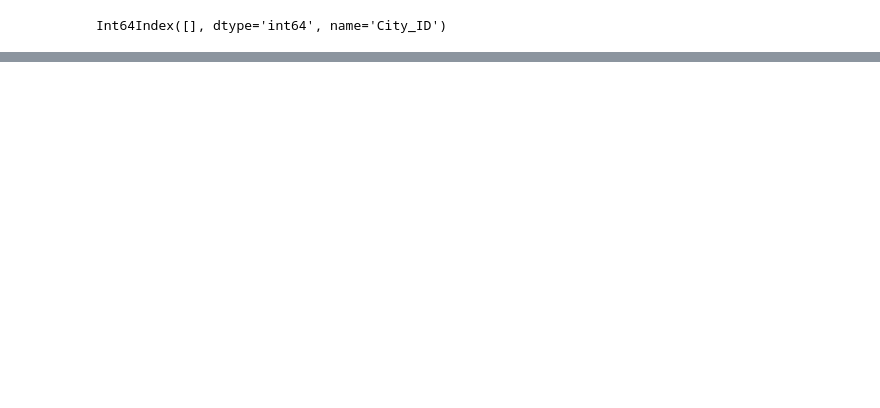
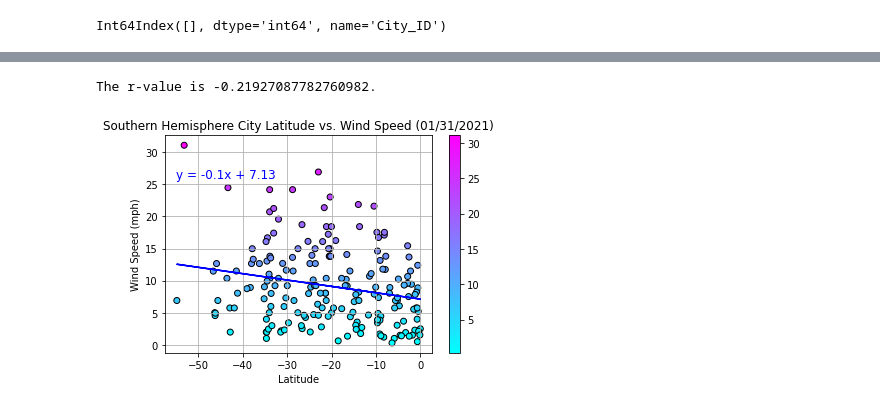
Before and after one commit to kylagelev/python-api-challenge, a Jupyter notebook: WeatherPy/WeatherPy.ipynb, the cells around one changed output, grey strips where cells are left out. Cells and saved outputs as stored; diff of their text form; code cells hidden in the pictures; blank space fills up the shorter version.

```diff
--- a/WeatherPy/WeatherPy.ipynb
+++ b/WeatherPy/WeatherPy.ipynb
@@ -606,0 +560,28 @@ The r-value is 0.0028923827427760423.
+# %%
+#Southern Wind Speed vs Latitude Linear Regression
+x = south_data['Lat']
+y = south_data['Wind_Speed']
+t = y
+south_lat_wind_speed_plot = plt.scatter(x, y, c = t, cmap = 'cool', edgecolors= 'black')
+plt.colorbar()
+plt.grid()
+plt.xlabel('Latitude')
+plt.ylabel('Wind Speed (mph)')
+plt.title(f'Southern Hemisphere City Latitude vs. Wind Speed ({today})')
+
+#linear regression
+(slope, intercept, rvalue, pvalue, stderr) = linregress(x, y)
+regress_values = x * slope + intercept
+line_eq = "y = " + str(round(slope,2)) + "x + " + str(round(intercept,2))
+plt.plot(x, regress_values, c = 'blue')
+plt.text(-55, 26, line_eq, fontsize = 12, c = 'blue')
+
+#r value
+print(f'The r-value is {rvalue}.')
+
+#png
+output_data_file = 'output_data/Southern_Hemisphere_Figures/south_lat_wind_speed_plot.png'
+plt.savefig(output_data_file)
+# %% [output]
+The r-value is -0.21927087782760982.
+[figure, added]
```
Also changed, not shown: parts of 24 cells of this notebook, 14 other files.
